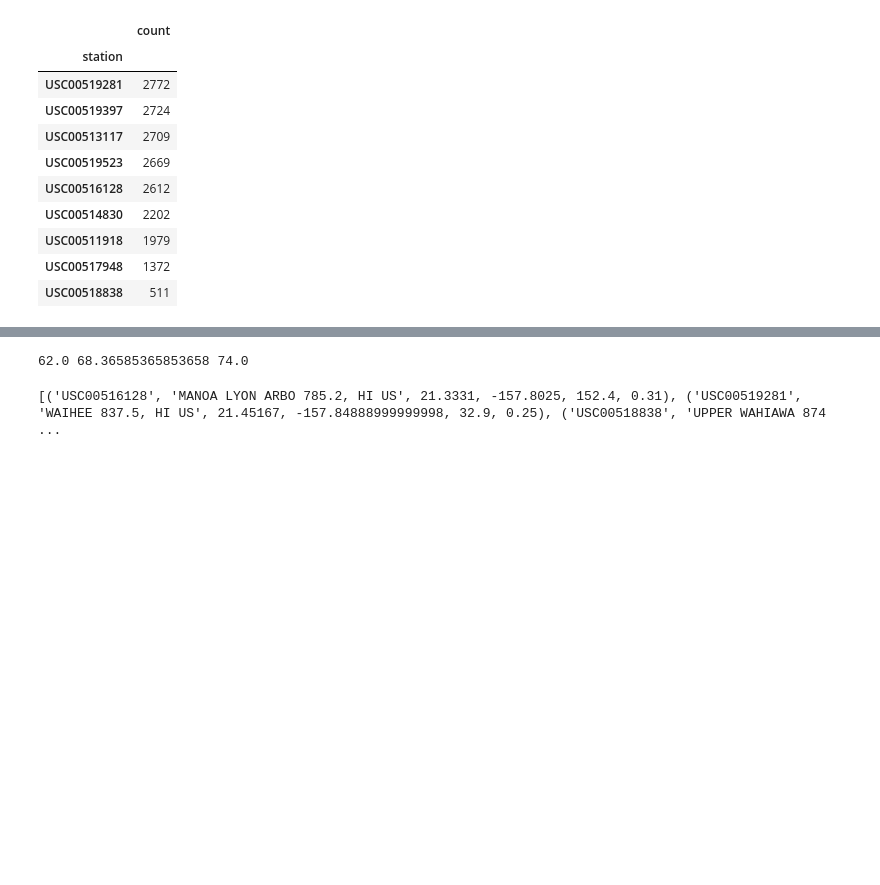
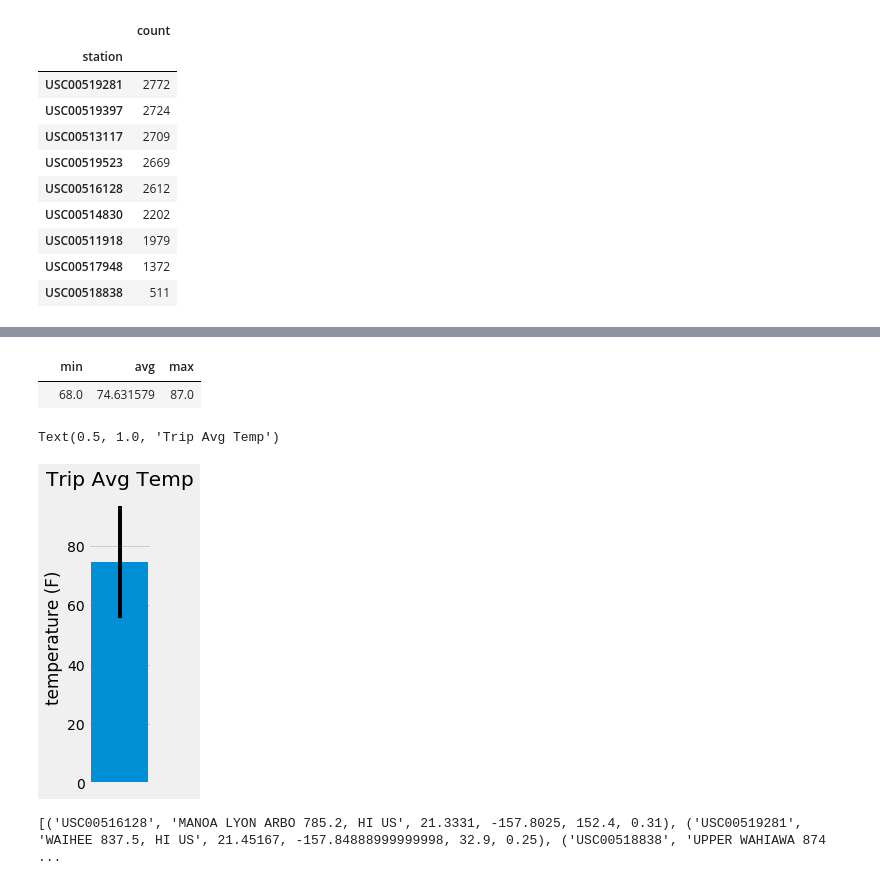
Before and after one commit to eanord4/sqlalchemy-challenge, a Jupyter notebook: climate_analysis.ipynb, the cells around one changed output, grey strips where cells are left out. Drawn from its saved outputs; the diff is of its cells as text; code cells hidden in the pictures; blank space fills up the shorter version.

```diff
--- a/climate_analysis.ipynb
+++ b/climate_analysis.ipynb
@@ -244,13 +272,40 @@ print(calc_temps('2012-02-28', '2012-03-05'))
 # %%
 # Use your previous function `calc_temps` to calculate the tmin, tavg, and tmax
 # for your trip using the previous year's data for those same dates.
+
+### added by Eric ###
+
+# choose date range for trip
+planned_start = '2018-05-16'
+planned_end = '2018-05-25'
+
+# these dates previous year
+prev_start = str(int(planned_start[:4]) - 1) + planned_start[4:]
+prev_end = str(int(planned_end[:4]) - 1) + planned_end[4:]
+
+# get min, avg, max
+prev_year_temps = calc_temps(prev_start, prev_end)
+format_temps(prev_year_temps)
 # %% [output]
-62.0 68.36585365853658 74.0
+|  | min | avg | max |
+|  | 68.0 | 74.631579 | 87.0 |
 # %%
 # Plot the results from your previous query as a bar chart.
 # Use "Trip Avg Temp" as your Title
 # Use the average temperature for the y value
 # Use the peak-to-peak (tmax-tmin) value as the y error bar (yerr)
+
+### added by Eric ###
+
+min_temp, avg_temp, max_temp = prev_year_temps[0]
+plt.figure(figsize=(1, 5))
+plt.bar([0], [avg_temp], yerr=(max_temp - min_temp))
+plt.xticks([])
+plt.ylabel("temperature (F)")
+plt.title("Trip Avg Temp")
+# %% [output]
+Text(0.5, 1.0, 'Trip Avg Temp')
+[figure, added]
 # %%
 # Calculate the total amount of rainfall per weather station for your trip dates using the previous year's matching dates.
 # Sort this in descending order by precipitation amount and list the station, name, latitude, longitude, and elevation
```
Also changed, not shown: parts of 7 cells of this notebook, 10 other files.
